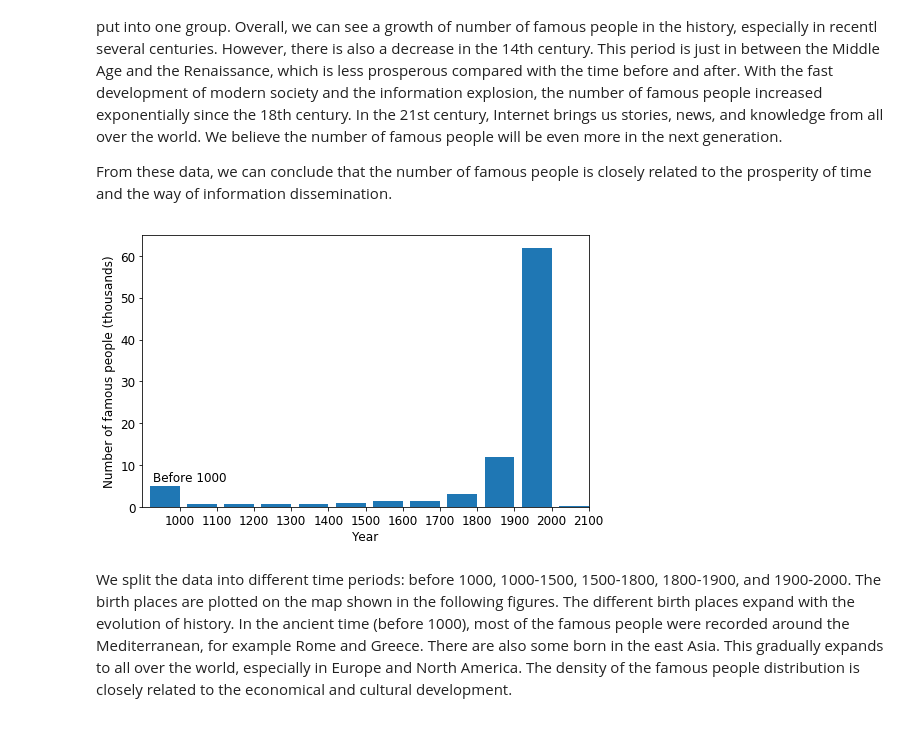
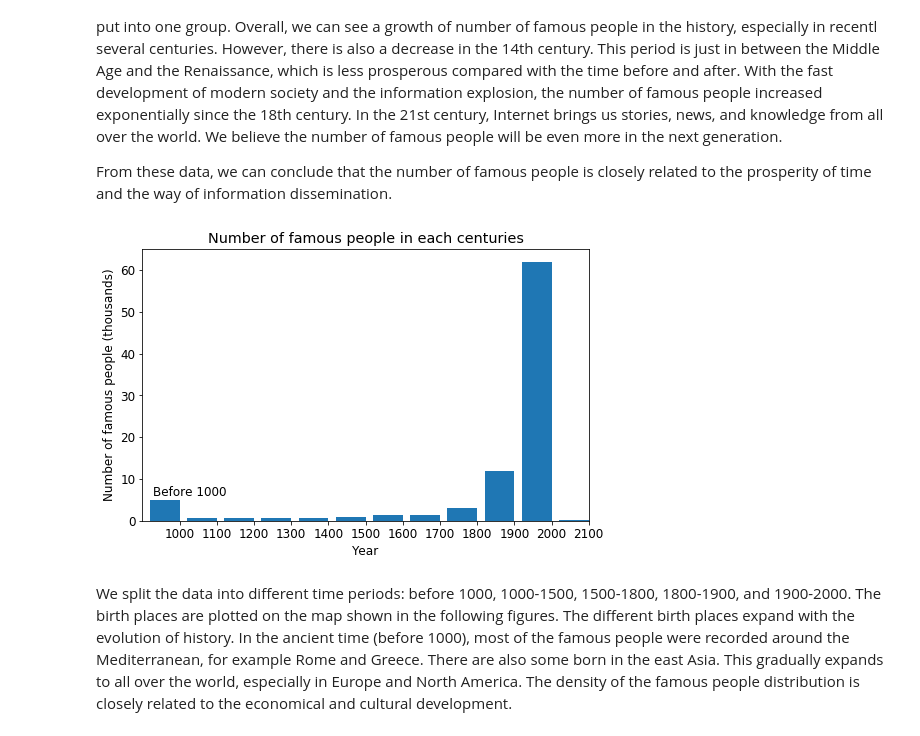
Before and after one commit to TzekuiRayHO/bee2041_p4, a Jupyter notebook: p4_mini_project.ipynb, the cells around one changed output. Drawn from its saved outputs; the diff is of its cells as text; code cells hidden in the pictures.

```diff
--- a/p4_mini_project.ipynb
+++ b/p4_mini_project.ipynb
@@ -17,32 +17,33 @@ From these data, we can conclude that the number of famous people is closely rel
 # %%
 import pandas as pd
 import numpy as np
 import matplotlib.pyplot as plt
 from mpl_toolkits.basemap import Basemap
 from itertools import chain
 import matplotlib as mpl
 mpl.rcParams['font.size'] = 12
 df = pd.read_csv('../data/person_2020_update.csv',low_memory=False)
 df.dropna(subset=['birthyear'], inplace=True)
 time_x = [1000,1100,1200,1300,1400,1500,1600,1700,1800,1900,2000,2100]
 time_y = [0 for x in time_x]
 plt.figure(figsize=(8,5))
 for i in df.index:
     byear = df.loc[i,'birthyear']
     for j,x in enumerate(time_x):
         if x >= byear:
             time_y[j] += 1
             break
 plt.bar(time_x,np.array(time_y)/1000,width=-80,align='edge')
 plt.xlim(900,2100)
 plt.ylim(0,65)
 plt.ylabel('Number of famous people (thousands)')
 plt.xlabel('Year')
 plt.xticks([1000,1100,1200,1300,1400,1500,1600,1700,1800,1900,2000,2100])
 plt.text(930,6,'Before 1000')
+plt.title('Number of famous people in each centuries')
 plt.show()
 # %% [output]
-[figure, old version]
+[figure, new version]
 # %% [markdown]
 We split the data into different time periods: before 1000, 1000-1500, 1500-1800, 1800-1900, and 1900-2000. The birth places are plotted on the map shown in the following figures. The different birth places expand with the evolution of history. In the ancient time (before 1000), most of the famous people were recorded around the Mediterranean, for example Rome and Greece. There are also some born in the east Asia. This gradually expands to all over the world, especially in Europe and North America. The density of the famous people distribution is closely related to the economical and cultural development.
 # %%
```
Also changed, not shown: parts of 2 cells of this notebook.
